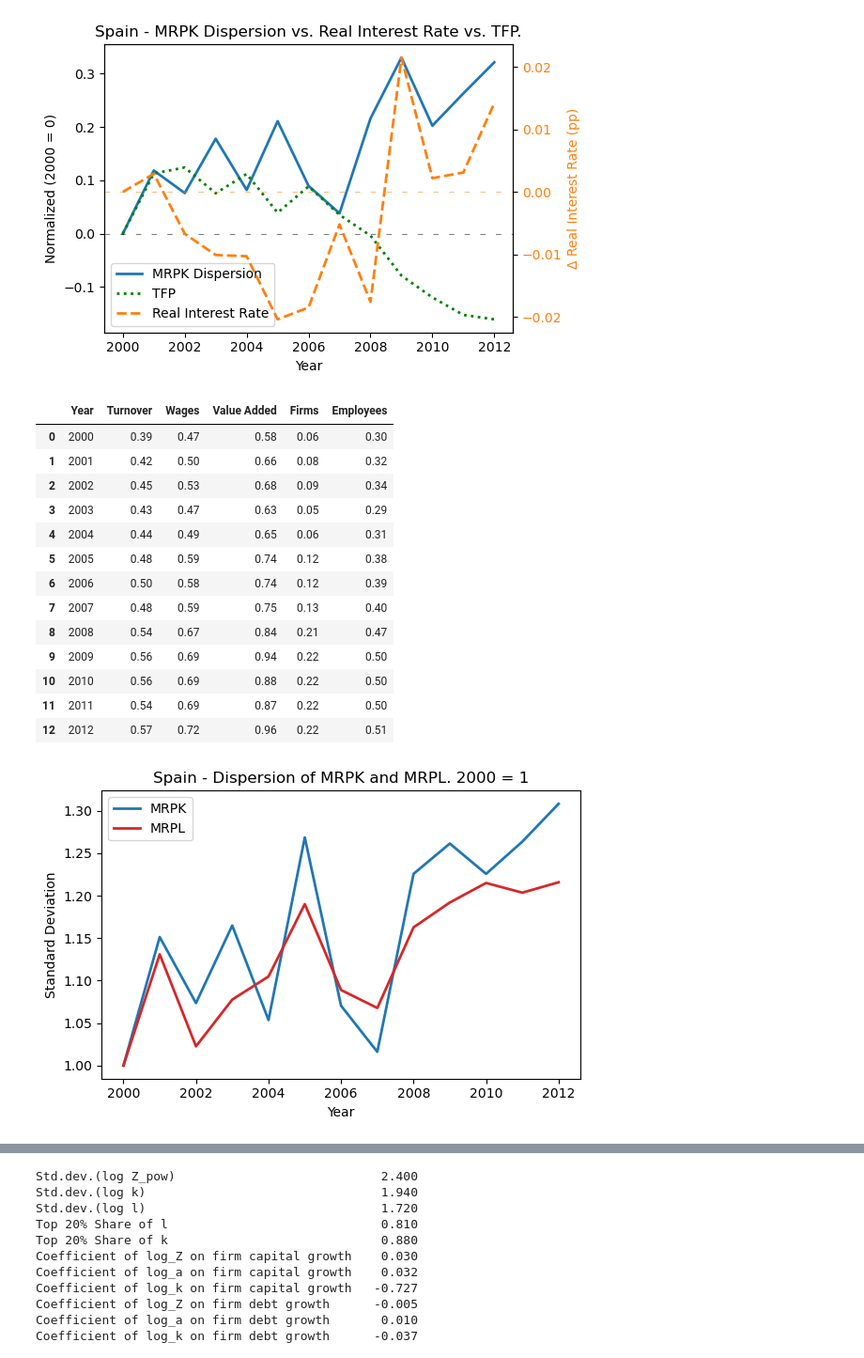
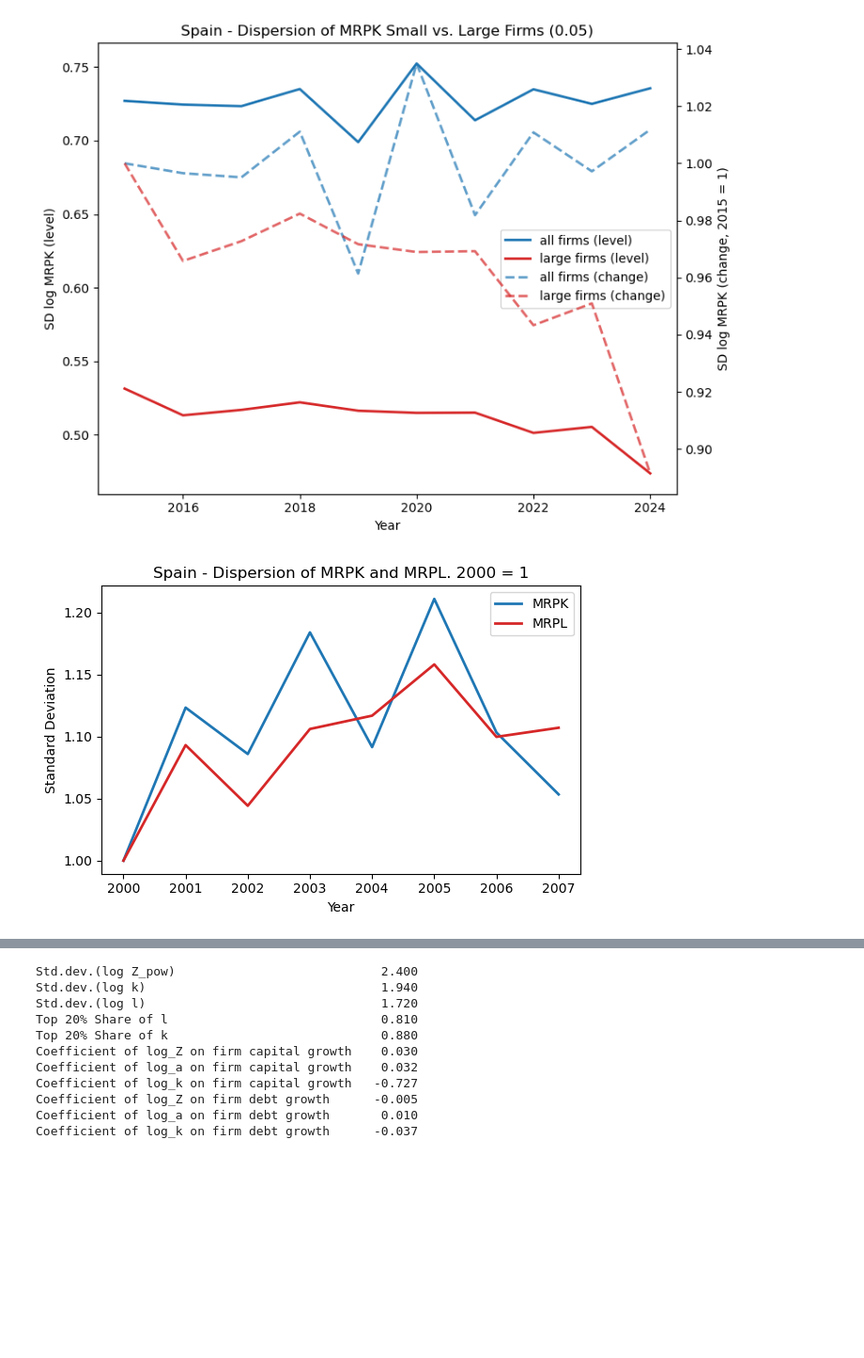
Before and after one commit to CurdinLieberherr/Master-Thesis, a Jupyter notebook: remodel_gopinath.ipynb, the cells around one changed output, grey strips where cells are left out. Shown at 94% size. Cells and saved outputs as stored; diff of their text form; code cells hidden in the pictures; blank space fills up the shorter version.

Commit message:
Add Large vs small and exiters analysis

```diff
--- a/remodel_gopinath.ipynb
+++ b/remodel_gopinath.ipynb
@@ -6,22 +6,7 @@ import MisallocationAnalysis
 importlib.reload(MisallocationAnalysis)
 from MisallocationAnalysis import MisallocationAnalysis
 # %%
-spain = MisallocationAnalysis('Spain', start = 2000, end= 2012)
-fig  = spain.plot_mrpk_tfp_realrate(figsize=(6,4))
-spain.compare_df_eurostats()
+spain = MisallocationAnalysis('Spain', start = 2015, end= 2024)
+fig = spain.plot_dispersion_small_large_firms()
 # %% [output]
-[figure, old version]
+[figure, new version]
-|  | Year | Turnover | Wages | Value Added | Firms | Employees |
-| 0 | 2000 | 0.39 | 0.47 | 0.58 | 0.06 | 0.30 |
-| 1 | 2001 | 0.42 | 0.50 | 0.66 | 0.08 | 0.32 |
-| 2 | 2002 | 0.45 | 0.53 | 0.68 | 0.09 | 0.34 |
-| 3 | 2003 | 0.43 | 0.47 | 0.63 | 0.05 | 0.29 |
-| 4 | 2004 | 0.44 | 0.49 | 0.65 | 0.06 | 0.31 |
-| 5 | 2005 | 0.48 | 0.59 | 0.74 | 0.12 | 0.38 |
-| 6 | 2006 | 0.50 | 0.58 | 0.74 | 0.12 | 0.39 |
-| 7 | 2007 | 0.48 | 0.59 | 0.75 | 0.13 | 0.40 |
-| 8 | 2008 | 0.54 | 0.67 | 0.84 | 0.21 | 0.47 |
-| 9 | 2009 | 0.56 | 0.69 | 0.94 | 0.22 | 0.50 |
-| 10 | 2010 | 0.56 | 0.69 | 0.88 | 0.22 | 0.50 |
-| 11 | 2011 | 0.54 | 0.69 | 0.87 | 0.22 | 0.50 |
-| 12 | 2012 | 0.57 | 0.72 | 0.96 | 0.22 | 0.51 |
@@ -28,7 +15,7 @@ spain.compare_df_eurostats()
 # %%
 displot = spain.plot_dispersion(figsize = (6,4))
 # %% [output]
-[figure, old version]
+[figure, new version]
 # %%
 prodplotn = spain.plot_productivity(figsize = (6,6))
 # %% [output]
```
Also changed, not shown: parts of 4 cells of this notebook, 3 other files.
